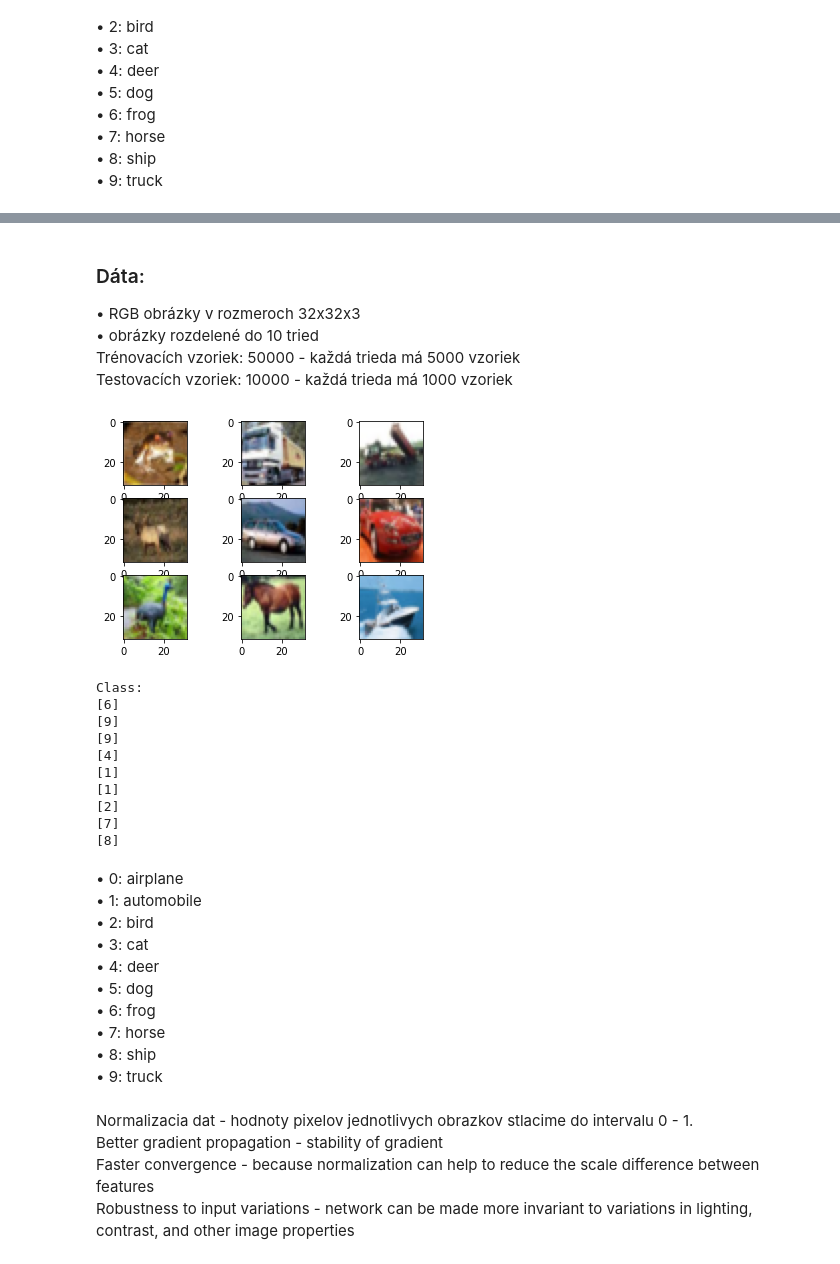
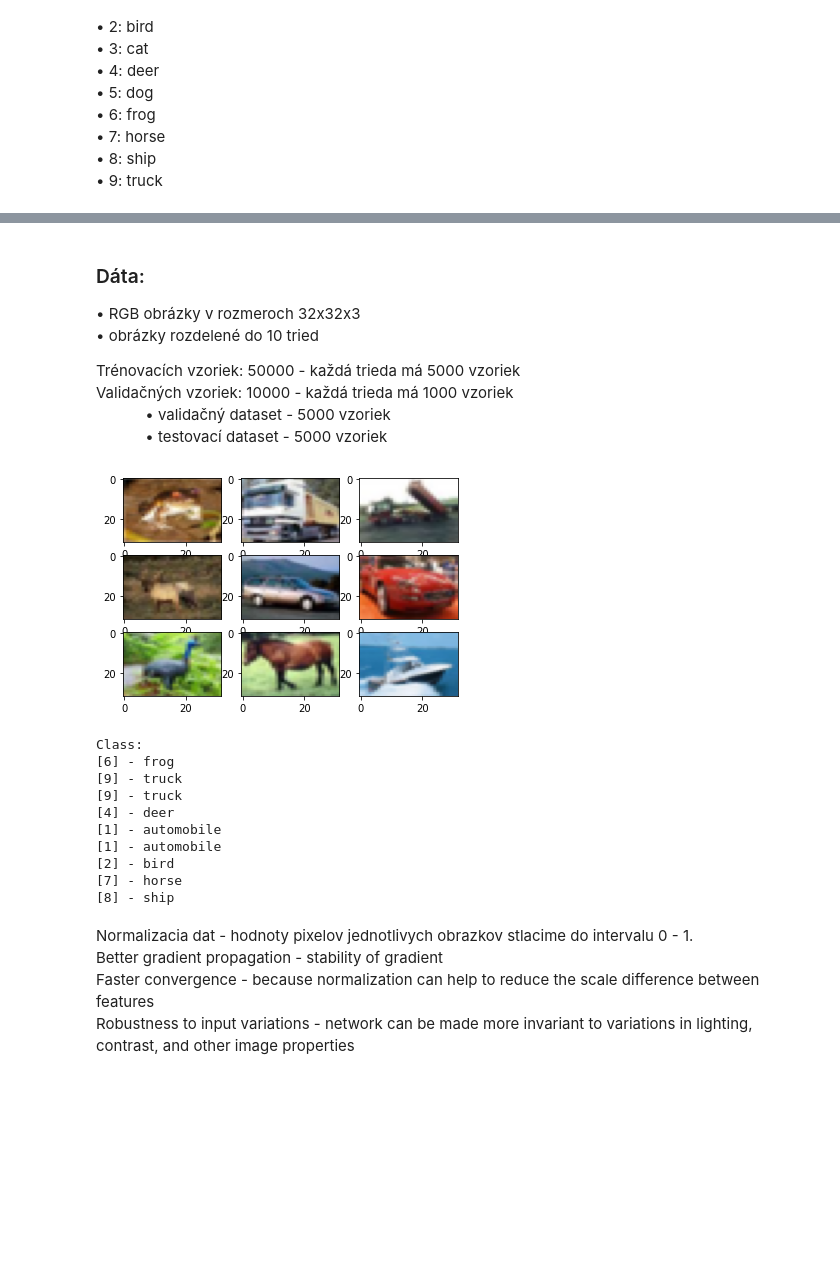
Before and after one commit to martinkukucka/neural-networks, a Jupyter notebook: 2.zadanie/src/second_assignment.ipynb, the cells around one changed output, grey strips where cells are left out. Saved outputs shown, nothing was run; the diff lists cells and outputs as text; code cells hidden in the pictures; blank space fills up the shorter version.

```diff
--- a/2.zadanie/src/second_assignment.ipynb
+++ b/2.zadanie/src/second_assignment.ipynb
@@ -87,42 +128,34 @@ Value 9: 1000 occurrences
 # %% [markdown]
 ### Dáta:
 • RGB obrázky v rozmeroch 32x32x3\
-• obrázky rozdelené do 10 tried\
+• obrázky rozdelené do 10 tried
+
 Trénovacích vzoriek: 50000 - každá trieda má 5000 vzoriek\
-Testovacích vzoriek: 10000 - každá trieda má 1000 vzoriek
+Validačných vzoriek: 10000 - každá trieda má 1000 vzoriek\
+&emsp;&emsp;&emsp;    • validačný dataset - 5000 vzoriek\
+&emsp;&emsp;&emsp;    • testovací dataset - 5000 vzoriek
 # %%
 for i in range(9):
     plt.subplot(331 + i)
-    plt.imshow(X_train[i])
+    plt.imshow(X_train[i], aspect='auto')
 plt.show()
 # %% [output]
-[figure, old version]
+[figure, new version]
 # %%
 print('Class:')
 for i in range(9):
-    print(y_train[i])
+    print(y_train[i], '-', dataClass[y_train[i][0]])
 # %% [output]
 Class:
-[6]
-[9]
-[9]
-[4]
-[1]
-[1]
-[2]
-[7]
-[8]
+[6] - frog
+[9] - truck
+[9] - truck
+[4] - deer
+[1] - automobile
+[1] - automobile
+[2] - bird
+[7] - horse
+[8] - ship
-# %% [markdown]
-• 0: airplane\
-• 1: automobile\
-• 2: bird\
-• 3: cat\
-• 4: deer\
-• 5: dog\
-• 6: frog\
-• 7: horse\
-• 8: ship\
-• 9: truck
 # %% [markdown]
 Normalizacia dat - hodnoty pixelov jednotlivych obrazkov stlacime do intervalu 0 - 1.\
 Better gradient propagation - stability of gradient \
```
Also changed, not shown: parts of 36 cells of this notebook.
